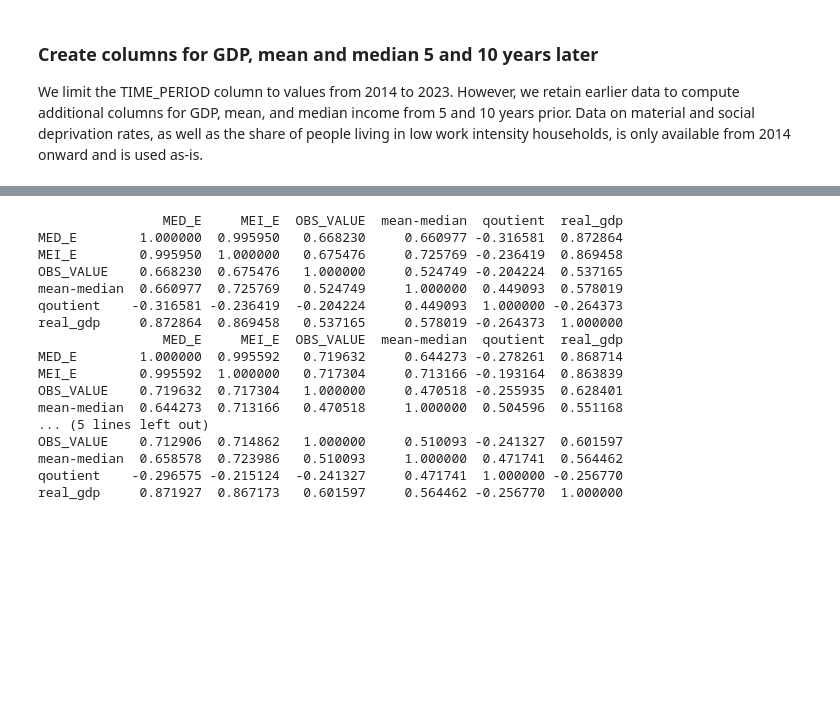
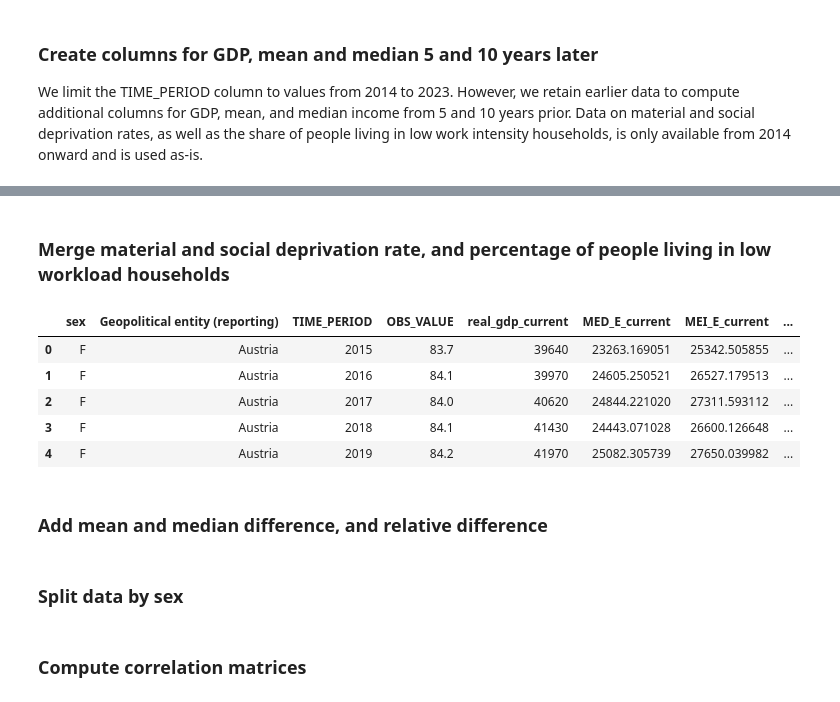
Before and after one commit to filip131311/BayesianStatisticsFinal, a Jupyter notebook: Analysis/project.ipynb, the cells around one changed output, grey strips where cells are left out. Drawn from its saved outputs; the diff is of its cells as text; code cells hidden in the pictures; blank space fills up the shorter version.

```diff
--- a/Analysis/project.ipynb
+++ b/Analysis/project.ipynb
@@ -169,37 +156,15 @@ df_merged.drop(columns=['TIME_PERIOD_plus_5', 'TIME_PERIOD_plus_10'], inplace=Tr
-# %%
-merged = pd.merge(dataframes_dict['median_and_mean_group_income'], dataframes_dict['life_expectancy'], on=['sex', 'TIME_PERIOD', 'Geopolitical entity (reporting)']).reset_index(drop=True)
-merged = pd.merge(merged, dataframes_dict['real_gdp'], on=['TIME_PERIOD', 'Geopolitical entity (reporting)'])
-pd.merge(merged, dataframes_dict['material_deprivation_rate'], on=['sex', 'TIME_PERIOD', 'Geopolitical entity (reporting)']).reset_index(drop=True)
-
-
-merged['mean-median'] = merged['MEI_E'] - merged['MED_E']
-merged['qoutient'] = (merged['MEI_E'] - merged['MED_E']) / merged['MED_E']
-women = merged.loc[merged['sex'] == 'F'].reset_index(drop=True)
-men = merged.loc[merged['sex'] == 'M'].reset_index(drop=True)
-total = merged.loc[merged['sex'] == 'T'].reset_index(drop=True)
-
-corr_matrix_women = women[['MED_E', 'MEI_E', 'OBS_VALUE', 'mean-median', 'qoutient', 'real_gdp']].corr()
-corr_matrix_men = men[['MED_E', 'MEI_E', 'OBS_VALUE', 'mean-median', 'qoutient', 'real_gdp']].corr()
-corr_matrix_total = total[['MED_E', 'MEI_E', 'OBS_VALUE', 'mean-median', 'qoutient', 'real_gdp']].corr()
-
-print(corr_matrix_women)
-print(corr_matrix_men)
-print(corr_matrix_total)
-# %% [output]
-                MED_E     MEI_E  OBS_VALUE  mean-median  qoutient  real_gdp
-MED_E        1.000000  0.995950   0.668230     0.660977 -0.316581  0.872864
-MEI_E        0.995950  1.000000   0.675476     0.725769 -0.236419  0.869458
-OBS_VALUE    0.668230  0.675476   1.000000     0.524749 -0.204224  0.537165
-mean-median  0.660977  0.725769   0.524749     1.000000  0.449093  0.578019
-qoutient    -0.316581 -0.236419  -0.204224     0.449093  1.000000 -0.264373
-real_gdp     0.872864  0.869458   0.537165     0.578019 -0.264373  1.000000
-                MED_E     MEI_E  OBS_VALUE  mean-median  qoutient  real_gdp
-MED_E        1.000000  0.995592   0.719632     0.644273 -0.278261  0.868714
-MEI_E        0.995592  1.000000   0.717304     0.713166 -0.193164  0.863839
-OBS_VALUE    0.719632  0.717304   1.000000     0.470518 -0.255935  0.628401
-mean-median  0.644273  0.713166   0.470518     1.000000  0.504596  0.551168
-... (5 lines left out)
-OBS_VALUE    0.712906  0.714862   1.000000     0.510093 -0.241327  0.601597
-mean-median  0.658578  0.723986   0.510093     1.000000  0.471741  0.564462
-qoutient    -0.296575 -0.215124  -0.241327     0.471741  1.000000 -0.256770
-real_gdp     0.871927  0.867173   0.601597     0.564462 -0.256770  1.000000
+# %% [markdown]
+### Merge material and social deprivation rate, and percentage of people living in low workload households
+# %%
+df_full = pd.merge(df_merged, dataframes_dict['low_work_intensity_households'], on=['TIME_PERIOD', 'sex', 'Geopolitical entity (reporting)'])
+df_full = pd.merge(df_full, dataframes_dict['material_deprivation_rate'], on=['sex', 'TIME_PERIOD', 'Geopolitical entity (reporting)'])
+df_full.head()
+# %% [output]
+|  | sex | Geopolitical entity (reporting) | TIME_PERIOD | OBS_VALUE | real_gdp_current | MED_E_current | MEI_E_current | ... |
+| 0 | F | Austria | 2015 | 83.7 | 39640 | 23263.169051 | 25342.505855 | ... |
+| 1 | F | Austria | 2016 | 84.1 | 39970 | 24605.250521 | 26527.179513 | ... |
+| 2 | F | Austria | 2017 | 84.0 | 40620 | 24844.221020 | 27311.593112 | ... |
+| 3 | F | Austria | 2018 | 84.1 | 41430 | 24443.071028 | 26600.126648 | ... |
+| 4 | F | Austria | 2019 | 84.2 | 41970 | 25082.305739 | 27650.039982 | ... |
+# %% [markdown]
+### Add mean and median difference, and relative difference
@@ -205,0 +174,2 @@ real_gdp     0.871927  0.867173   0.601597     0.564462 -0.256770  1.000000
+# %% [markdown]
+### Split data by sex
@@ -205,0 +180,2 @@ real_gdp     0.871927  0.867173   0.601597     0.564462 -0.256770  1.000000
+# %% [markdown]
+### Compute correlation matrices
```
Also changed, not shown: parts of 7 cells of this notebook.
